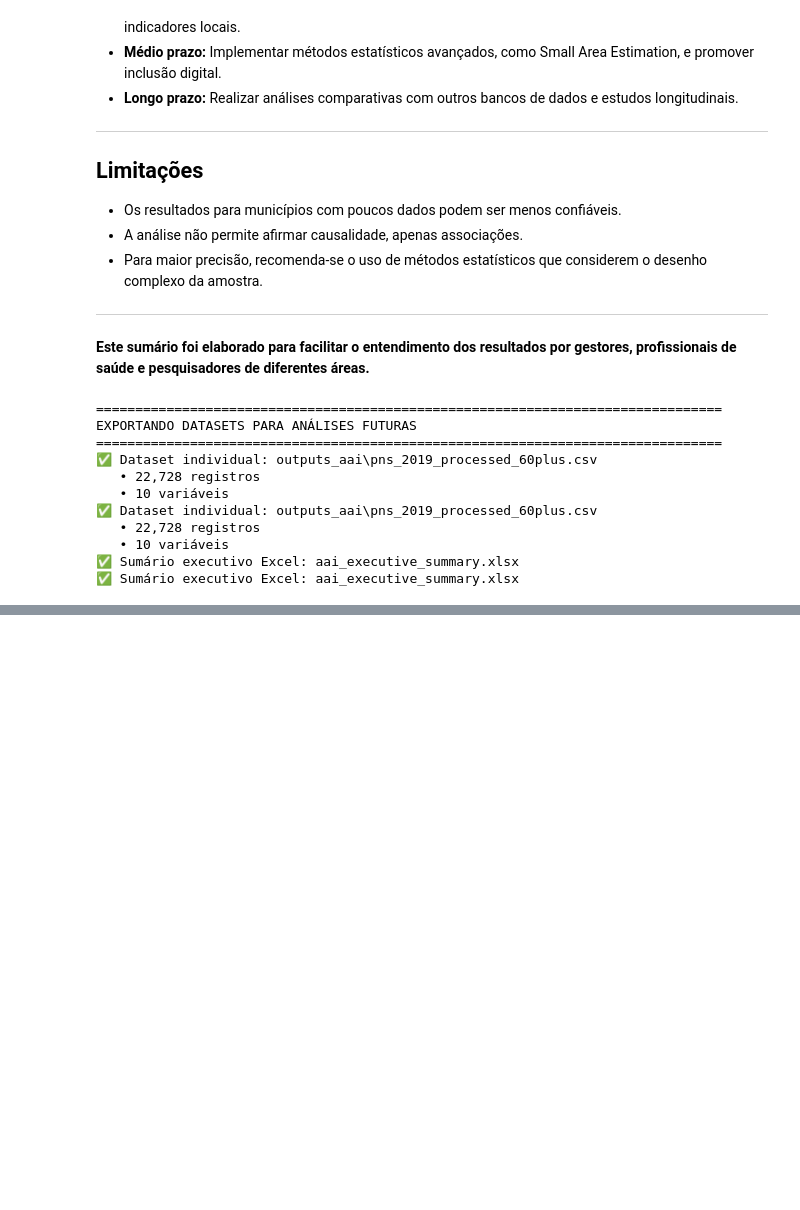
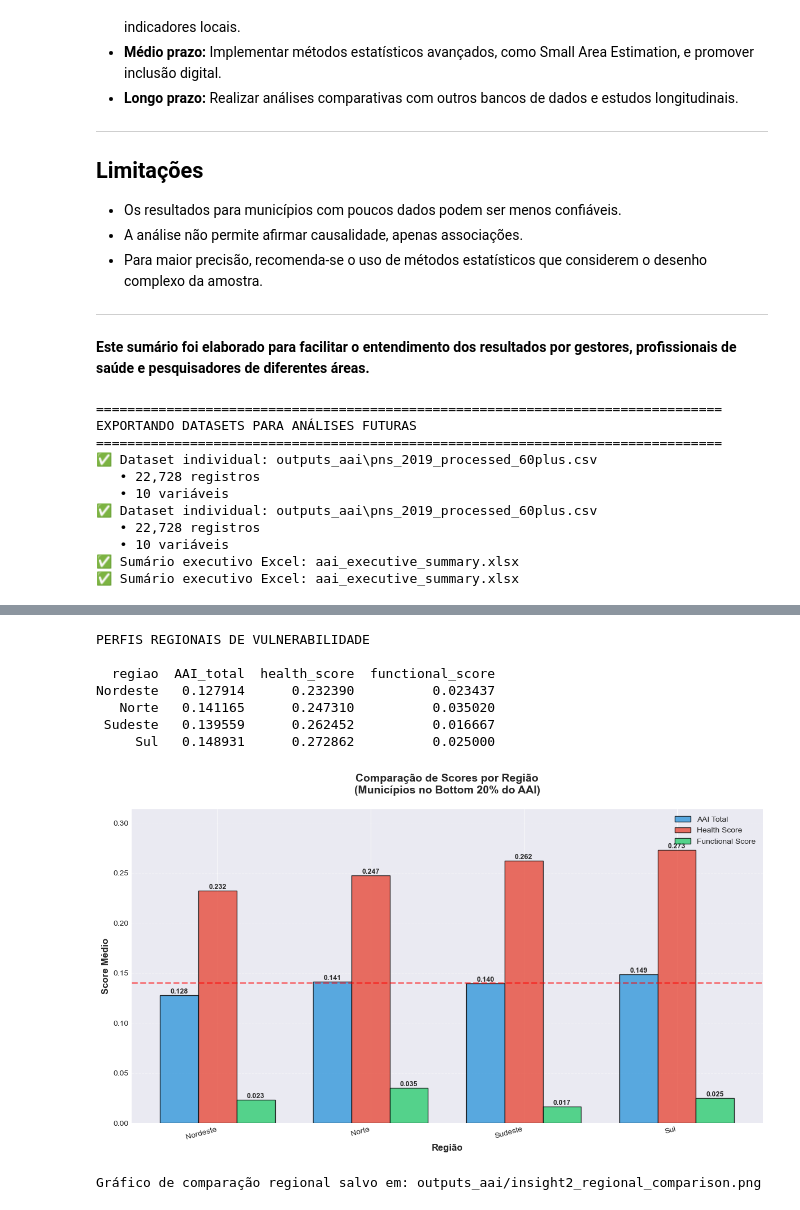
Before and after one commit to gabrielSa333/envelhecimentoAtivo, a Jupyter notebook: EDA.ipynb, the cells around one changed output, grey strips where cells are left out. Cells and saved outputs as stored; diff of their text form; code cells hidden in the pictures; blank space fills up the shorter version.

```diff
--- a/EDA.ipynb
+++ b/EDA.ipynb
@@ -2043,0 +2711,66 @@ EXPORTANDO DATASETS PARA ANÁLISES FUTURAS
+# %%
+# ============================================================================
+# VISUALIZAÇÃO 3: PERFIL DE SCORES POR REGIÃO (RADAR PLOT)
+# ============================================================================
+
+# Preparar dados para o radar plot
+regional_profiles = aging_priority.groupby('regiao').agg({
+    'AAI_total': 'mean',
+    'health_score': 'mean',
+    'functional_score': 'mean'
+}).reset_index()
+
+# Normalizar scores para visualização (escala 0-1 já está normalizada)
+print("\nPERFIS REGIONAIS DE VULNERABILIDADE\n")
+print(regional_profiles.to_string(index=False))
+
+# Criar gráfico de barras agrupadas para comparação
+fig, ax = plt.subplots(1, 1, figsize=(12, 7))
+
+x = np.arange(len(regional_profiles))
+width = 0.25
+
+bars1 = ax.bar(x - width, regional_profiles['AAI_total'], width,
+               label='AAI Total', color='#3498db', alpha=0.8, edgecolor='black')
+bars2 = ax.bar(x, regional_profiles['health_score'], width,
+               label='Health Score', color='#e74c3c', alpha=0.8, edgecolor='black')
+bars3 = ax.bar(x + width, regional_profiles['functional_score'], width,
+               label='Functional Score', color='#2ecc71', alpha=0.8, edgecolor='black')
+
+# Adicionar valores nas barras
+for bars in [bars1, bars2, bars3]:
+    for bar in bars:
+        height = bar.get_height()
+        ax.text(bar.get_x() + bar.get_width()/2., height,
+                f'{height:.3f}',
+                ha='center', va='bottom', fontsize=9, fontweight='bold')
+
+ax.set_xlabel('Região', fontsize=12, fontweight='bold')
+ax.set_ylabel('Score Médio', fontsize=12, fontweight='bold')
+ax.set_title('Comparação de Scores por Região\n(Municípios no Bottom 20% do AAI)',
+             fontsize=14, fontweight='bold', pad=20)
+ax.set_xticks(x)
+ax.set_xticklabels(regional_profiles['regiao'], rotation=15, ha='right')
+ax.legend(loc='upper right', fontsize=10)
+ax.grid(axis='y', alpha=0.3, linestyle='--')
+ax.set_ylim(0, max(regional_profiles[['AAI_total', 'health_score', 'functional_score']].max()) * 1.15)
+
+# Adicionar linha de referência
+mean_aai_all = aging_priority['AAI_total'].mean()
+ax.axhline(y=mean_aai_all, color='red', linestyle='--', linewidth=2, alpha=0.5, label=f'Média Geral: {mean_aai_all:.3f}')
+
+plt.tight_layout()
+plt.savefig('outputs_aai/insight2_regional_comparison.png', dpi=300, bbox_inches='tight')
+plt.show()
+
+print("\nGráfico de comparação regional salvo em: outputs_aai/insight2_regional_comparison.png")
+# %% [output]
+PERFIS REGIONAIS DE VULNERABILIDADE
+
+  regiao  AAI_total  health_score  functional_score
+Nordeste   0.127914      0.232390          0.023437
+   Norte   0.141165      0.247310          0.035020
+ Sudeste   0.139559      0.262452          0.016667
+     Sul   0.148931      0.272862          0.025000
+[figure, added]
+Gráfico de comparação regional salvo em: outputs_aai/insight2_regional_comparison.png
```
Also changed, not shown: parts of 19 cells of this notebook.
